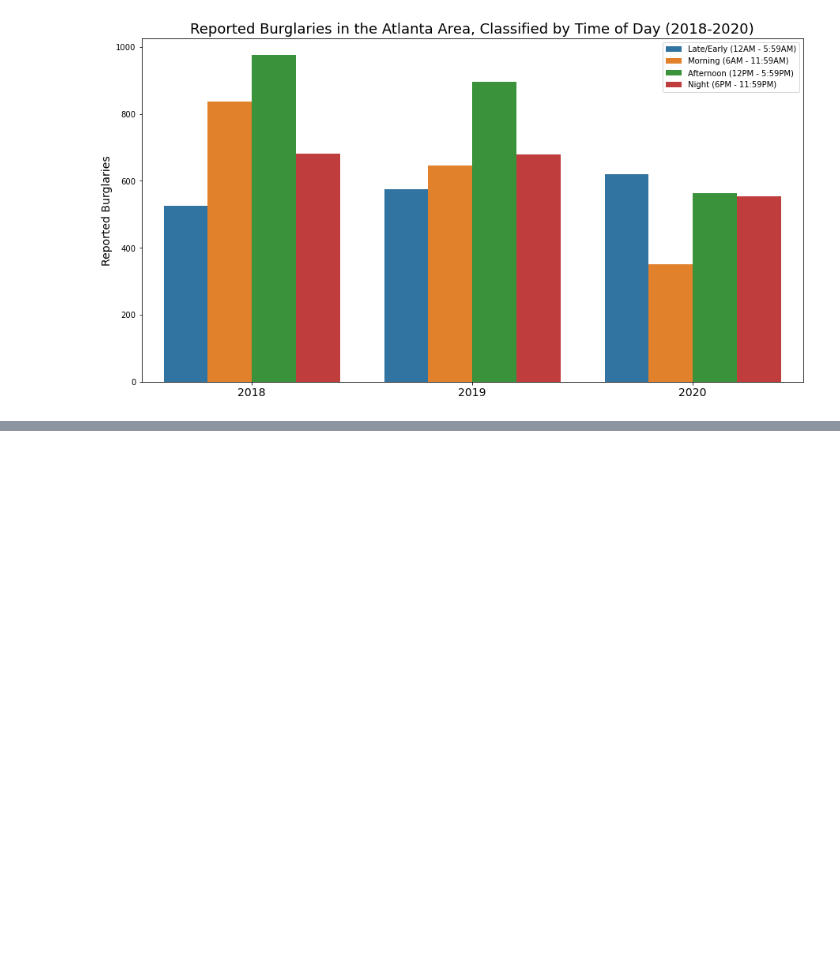
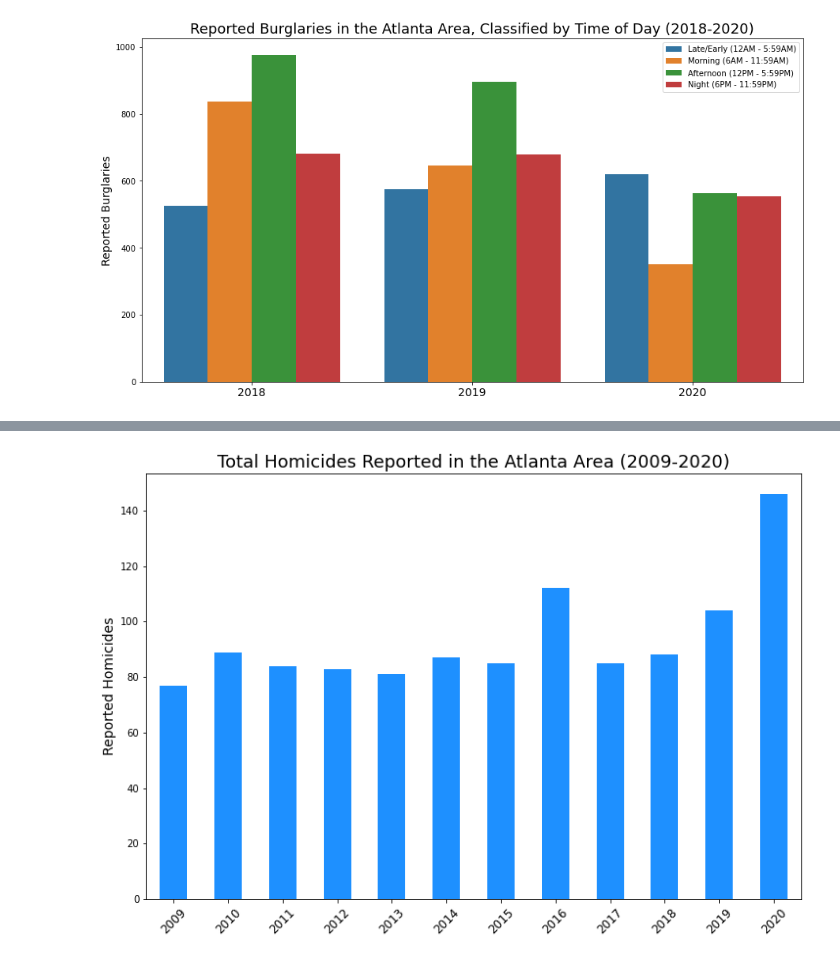
Before and after one commit to cayelsie/Crime-trends-in-Atlanta, a Jupyter notebook: Kelly/Kelly_crime_data.ipynb, the cells around one changed output, grey strips where cells are left out. Cells and saved outputs as stored; diff of their text form; code cells hidden in the pictures; blank space fills up the shorter version.

```diff
--- a/Kelly/Kelly_crime_data.ipynb
+++ b/Kelly/Kelly_crime_data.ipynb
@@ -817,0 +849,26 @@ pandas.core.series.Series
+# %%
+#Homicides might be interesting to look at in 2020 vs other years, as they seemed to go up
+homicide_df = good_time_df.loc[(good_time_df["UC2_Literal"]=="HOMICIDE")]
+
+
+#Get overall number of homicides reported per year
+homicide_counts = homicide_df["occur_year"].value_counts()
+
+
+#Sort the series by the year, which is the index in this case
+homicide_sort = homicide_counts.sort_index(ascending = True)
+
+#Plot a bar chart of number of homicides by year - just use the counts series, don't need a df
+homicide_sort.plot(kind = "bar", color = "dodgerblue", figsize = (12,8))
+
+#Add title and labels for each axis and set font size. Also set tick labels to sit at 45 degrees
+plt.title("Total Homicides Reported in the Atlanta Area (2009-2020)", fontsize = (18))
+plt.ylabel("Reported Homicides", fontsize = (14))
+plt.xticks(rotation = 45, fontsize = (12))
+
+
+plt.show()
+
+#More homicides in 2020 than any other year. Now that's interesting too.
+# %% [output]
+[figure, added]
```
Also changed, not shown: parts of 4 cells of this notebook.
